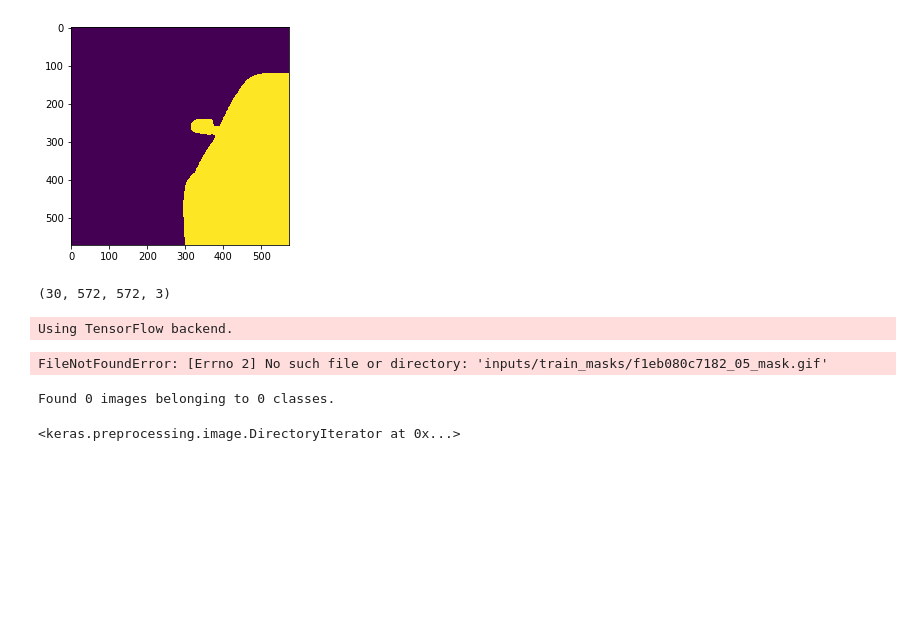
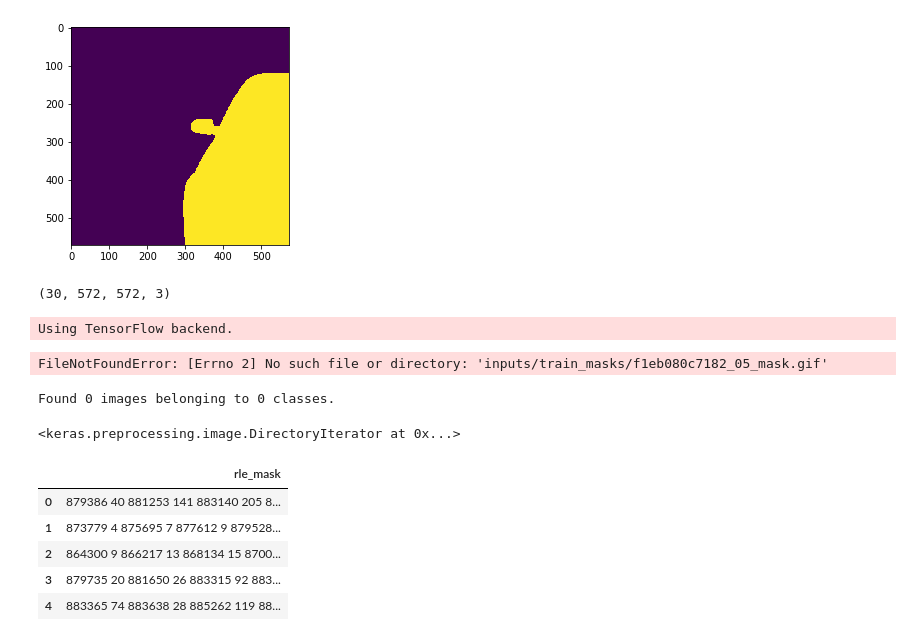
Before and after one commit to SunQpark/Kaggle_Carvana_Image_Segmentation, a Jupyter notebook: Experiments.ipynb, the cells around one changed output. Cells and saved outputs as stored; diff of their text form; code cells hidden in the pictures; blank space fills up the shorter version.

```diff
--- a/Experiments.ipynb
+++ b/Experiments.ipynb
@@ -108,3 +108,19 @@ gen.flow_from_directory('inputs/train/')
 # %% [output]
 Found 0 images belonging to 0 classes.
 <keras.preprocessing.image.DirectoryIterator at 0x...>
+# %%
+import pandas as pd
+import numpy as np
+from PIL import Image
+import matplotlib.pyplot as plt
+%matplotlib inline
+
+data = pd.read_csv('inputs/train_masks.csv', usecols=['rle_mask'])
+data.head()
+# %% [output]
+|  | rle_mask |
+| 0 | 879386 40 881253 141 883140 205 8... |
+| 1 | 873779 4 875695 7 877612 9 879528... |
+| 2 | 864300 9 866217 13 868134 15 8700... |
+| 3 | 879735 20 881650 26 883315 92 883... |
+| 4 | 883365 74 883638 28 885262 119 88... |
```
Also changed, not shown: parts of 4 cells of this notebook, 5 other files.
